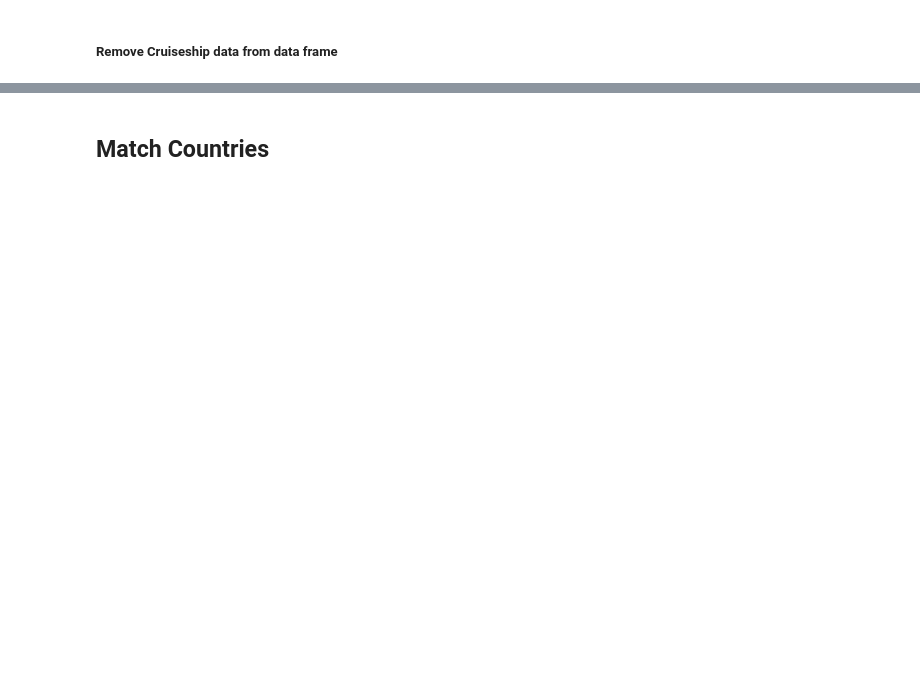
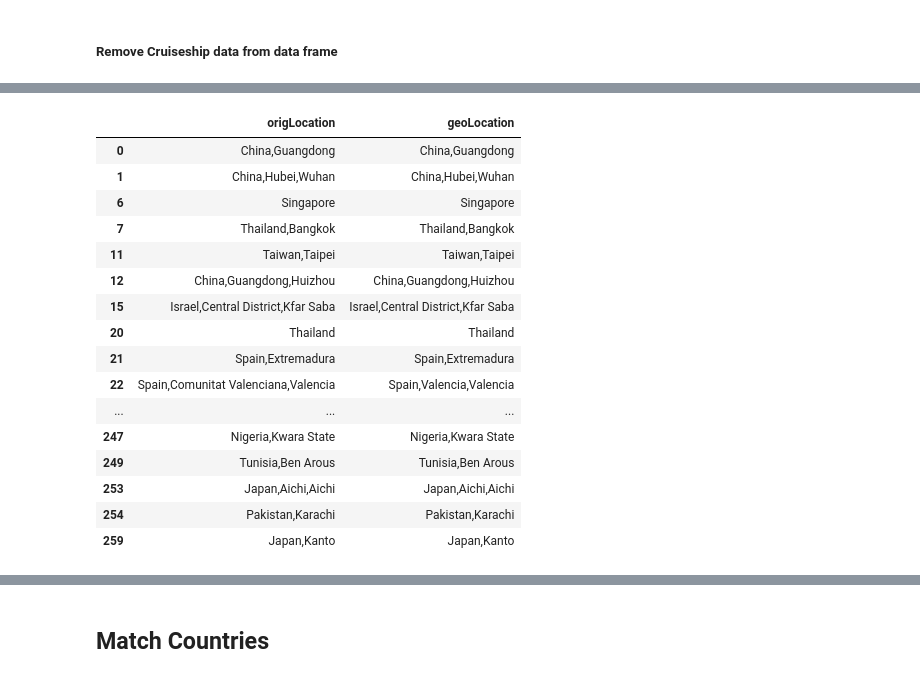
Before and after one commit to covid-19-net/covid-19-community, a Jupyter notebook: notebooks/dataprep/10a-GeoLink.ipynb, the cells around one changed output, grey strips where cells are left out. Drawn from its saved outputs; the diff is of its cells as text; code cells hidden in the pictures; blank space fills up the shorter version.

```diff
--- a/notebooks/dataprep/10a-GeoLink.ipynb
+++ b/notebooks/dataprep/10a-GeoLink.ipynb
@@ -118,3 +115,23 @@ df.shape
+# %%
+df.head(100)
+# %% [output]
+|  | origLocation | geoLocation |
+| 0 | China,Guangdong | China,Guangdong |
+| 1 | China,Hubei,Wuhan | China,Hubei,Wuhan |
+| 6 | Singapore | Singapore |
+| 7 | Thailand,Bangkok | Thailand,Bangkok |
+| 11 | Taiwan,Taipei | Taiwan,Taipei |
+| 12 | China,Guangdong,Huizhou | China,Guangdong,Huizhou |
+| 15 | Israel,Central District,Kfar Saba | Israel,Central District,Kfar Saba |
+| 20 | Thailand | Thailand |
+| 21 | Spain,Extremadura | Spain,Extremadura |
+| 22 | Spain,Comunitat Valenciana,Valencia | Spain,Valencia,Valencia |
+| ... | ... | ... |
+| 247 | Nigeria,Kwara State | Nigeria,Kwara State |
+| 249 | Tunisia,Ben Arous | Tunisia,Ben Arous |
+| 253 | Japan,Aichi,Aichi | Japan,Aichi,Aichi |
+| 254 | Pakistan,Karachi | Pakistan,Karachi |
+| 259 | Japan,Kanto | Japan,Kanto |
 # %%
 def remove_special_characters(text):
     text = str(text)
```
Also changed, not shown: parts of 49 cells of this notebook.
